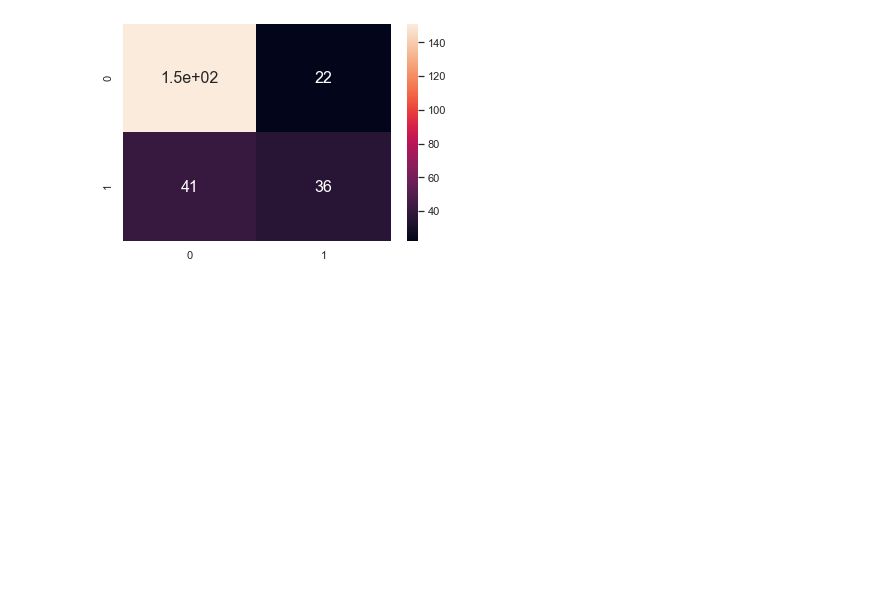
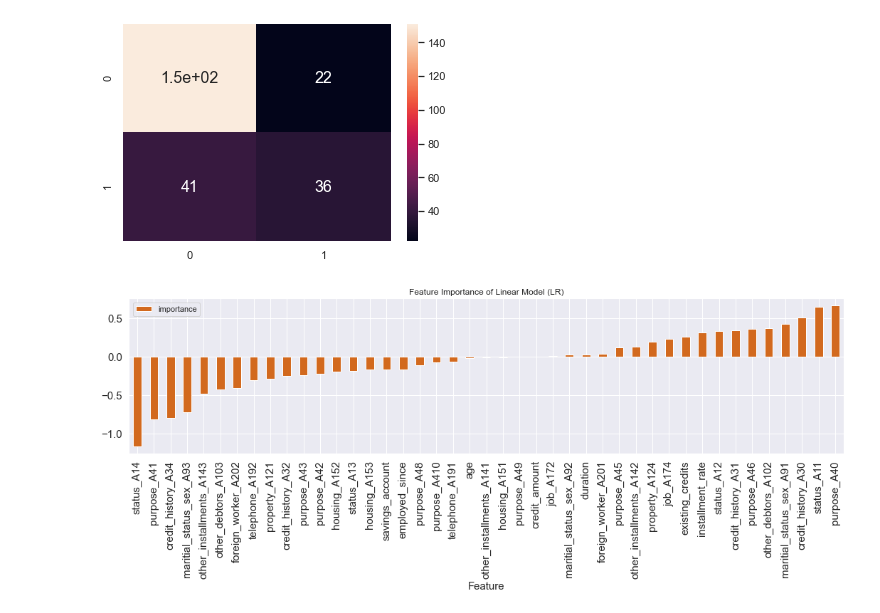
Before and after one commit to jaswanth04/Housing_price_predictor, a Jupyter notebook: hackathon-model.ipynb, the cells around one changed output. Saved outputs shown, nothing was run; the diff lists cells and outputs as text; code cells hidden in the pictures; blank space fills up the shorter version.

Commit message:
updated model

```diff
--- a/hackathon-model.ipynb
+++ b/hackathon-model.ipynb
@@ -404,3 +404,17 @@ F1-score: 0.6803652968036531
 # Saving the model (to be used in API)
 filename = 'model/finalized_model.sav'
 pickle.dump(clf, open(filename, 'wb'))
+# %%
+#Explanability
+fig, ax = plt.subplots(figsize=(18,4))
+coeff = pd.DataFrame({"feature":xcols,
+                      "importance":np.transpose(clf.coef_[0])})
+
+coeff.sort_values(by = "importance").set_index("feature")\
+.plot.bar(title = "Feature Importance of Linear Model (LR)", color="chocolate", ax=ax)
+ax.tick_params(axis = "both", which = "major", labelsize = 15)
+ax.tick_params(axis = "both", which = "minor", labelsize = 15)
+ax.set_xlabel("Feature", fontsize = 15)
+plt.show()
+# %% [output]
+[figure, added]
```
